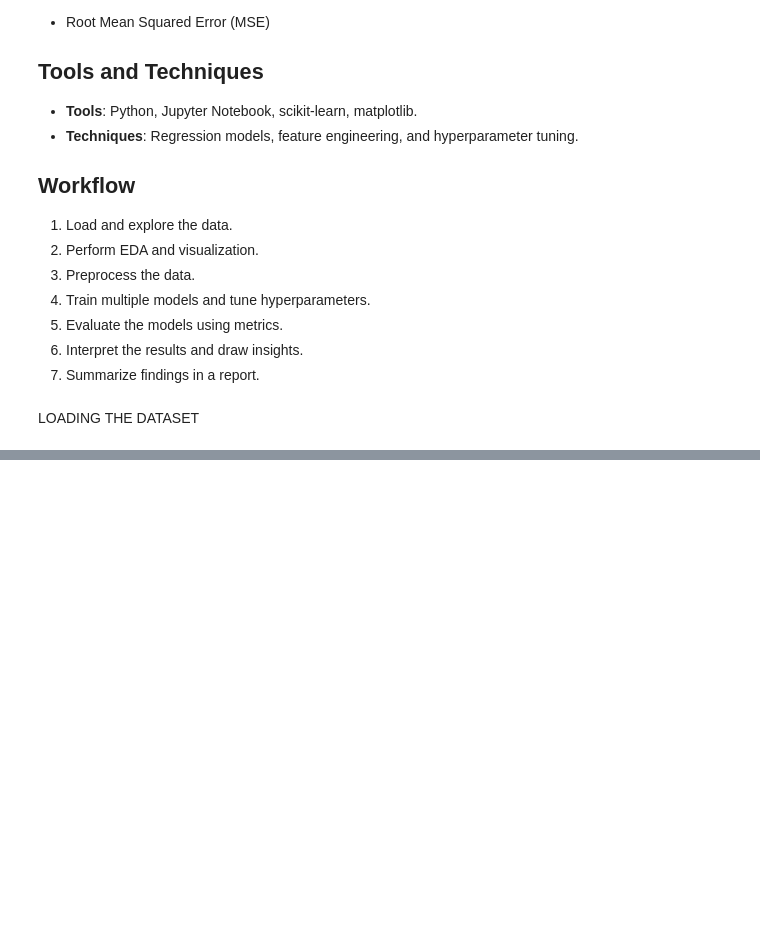
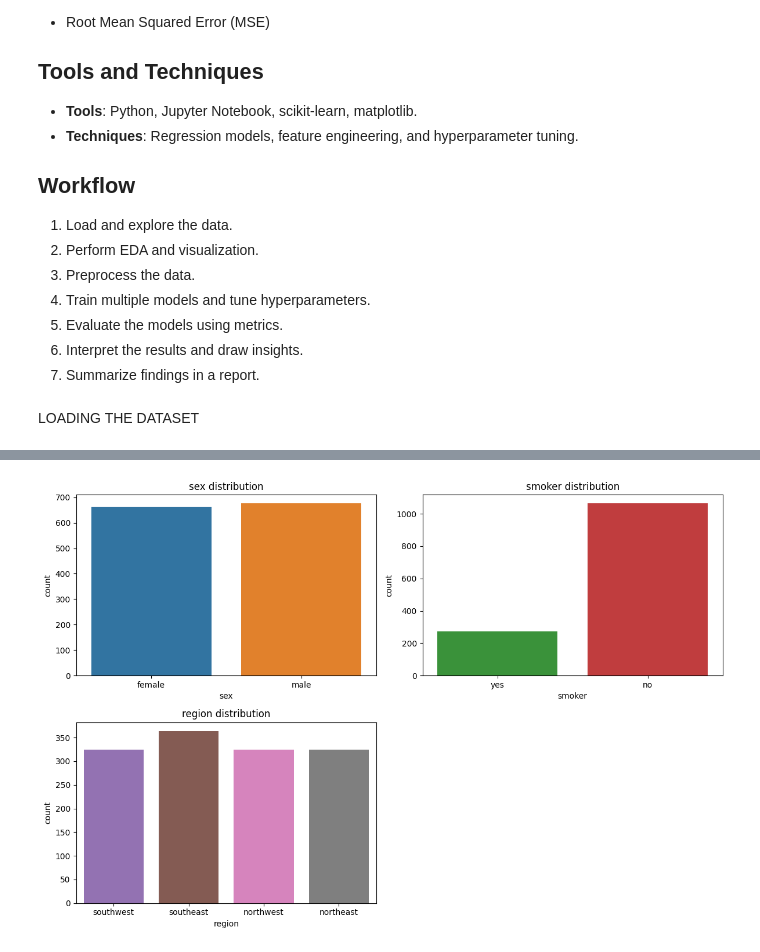
Before and after one commit to Bil115/Predicting_Insurance_Charges, a Jupyter notebook: Insurance_Charges.ipynb, the cells around one changed output, grey strips where cells are left out. Saved outputs shown, nothing was run; the diff lists cells and outputs as text; code cells hidden in the pictures; blank space fills up the shorter version.

```diff
--- a/Insurance_Charges.ipynb
+++ b/Insurance_Charges.ipynb
@@ -61,0 +127,5 @@ insurance_df = pd.read_excel(file_path)
+# %%
+#Explore unique values for categorical features
+categorical_features=insurance_df[['sex','smoker','region']]
+for feature in categorical_features:
+    print(f'{feature}:\n{insurance_df[feature].value_counts()}\n')
@@ -61,0 +152,16 @@ insurance_df = pd.read_excel(file_path)
+# %%
+custom_palette = {
+    'sex': ['#1f77b4', '#ff7f0e'],
+    'smoker': ['#2ca02c', '#d62728'],
+    'region': ['#9467bd', '#8c564b', '#e377c2', '#7f7f7f']
+}
+
+plt.figure(figsize=(12, 8))
+for i, feature in enumerate(categorical_features):
+    plt.subplot(2, 2, i + 1)
+    sns.countplot(x=feature, data=insurance_df, palette=custom_palette.get(feature, "Set2"),hue=feature, dodge=False)
+    plt.title(f'{feature} distribution')
+plt.tight_layout()
+plt.show()
+# %% [output]
+[figure, added]
```
Also changed, not shown: parts of 11 cells of this notebook.
